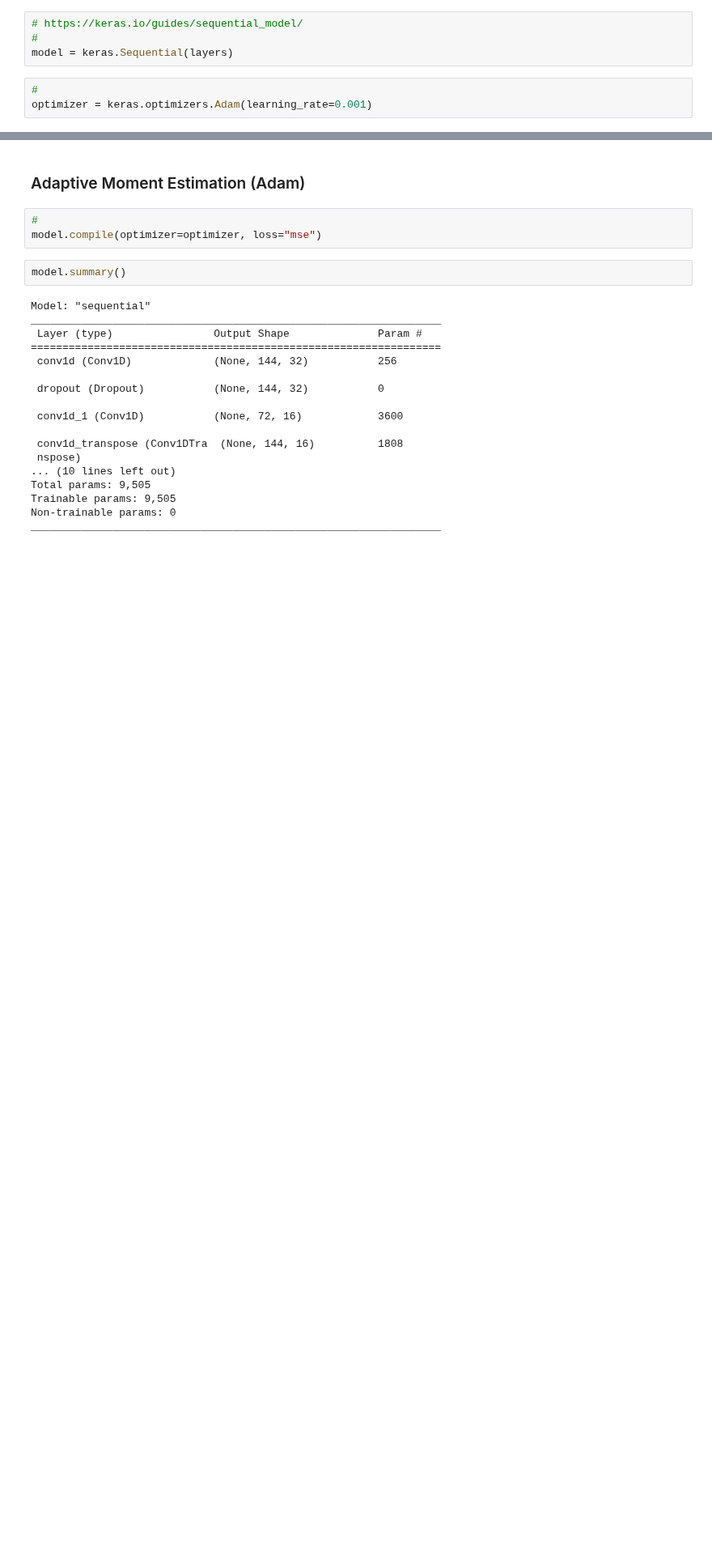
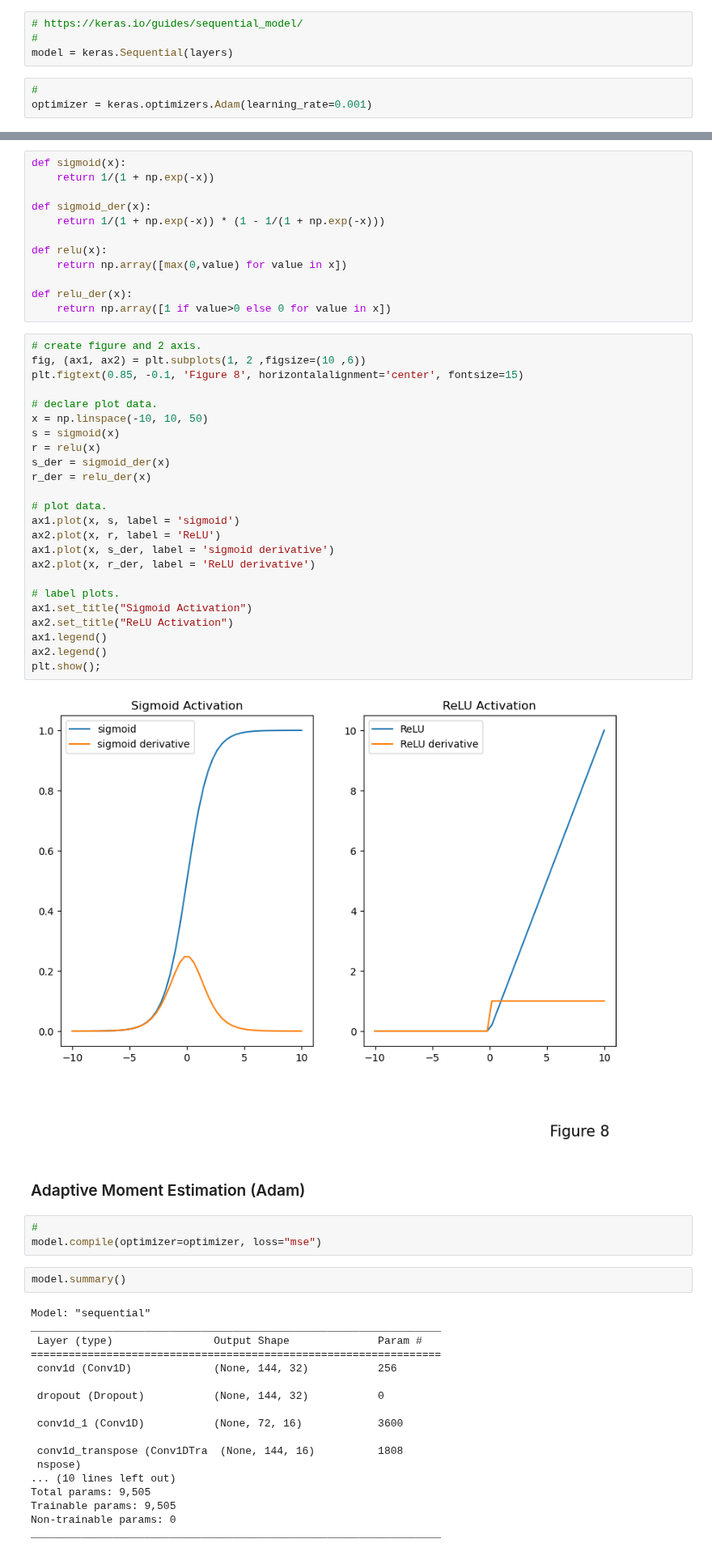
Before and after one commit to CiaranMoran27/machstat-assessment, a Jupyter notebook: time_series_anomaly_detection.ipynb, the cells around one changed output, grey strips where cells are left out. Shown at 81% size. Saved outputs shown, nothing was run; the diff lists cells and outputs as text; blank space fills up the shorter version.

```diff
--- a/time_series_anomaly_detection.ipynb
+++ b/time_series_anomaly_detection.ipynb
@@ -453,3 +458,41 @@ optimizer = keras.optimizers.Adam(learning_rate=0.001)
+# %%
+def sigmoid(x):
+    return 1/(1 + np.exp(-x))
+
+def sigmoid_der(x):
+    return 1/(1 + np.exp(-x)) * (1 - 1/(1 + np.exp(-x)))
+
+def relu(x):
+    return np.array([max(0,value) for value in x])
+
+def relu_der(x):
+    return np.array([1 if value>0 else 0 for value in x])
+# %%
+# create figure and 2 axis.
+fig, (ax1, ax2) = plt.subplots(1, 2 ,figsize=(10 ,6))
+plt.figtext(0.85, -0.1, 'Figure 8', horizontalalignment='center', fontsize=15)
+
+# declare plot data.
+x = np.linspace(-10, 10, 50)
+s = sigmoid(x)
+r = relu(x)
+s_der = sigmoid_der(x)
+r_der = relu_der(x)
+
+# plot data.
+ax1.plot(x, s, label = 'sigmoid')
+ax2.plot(x, r, label = 'ReLU')
+ax1.plot(x, s_der, label = 'sigmoid derivative')
+ax2.plot(x, r_der, label = 'ReLU derivative')
+
+# label plots.
+ax1.set_title("Sigmoid Activation")
+ax2.set_title("ReLU Activation")
+ax1.legend()
+ax2.legend()
+plt.show();
+# %% [output]
+[figure, added]
 # %% [markdown]
 ### Adaptive Moment Estimation (Adam)
 # %%
```
Also changed, not shown: parts of 5 cells of this notebook.
